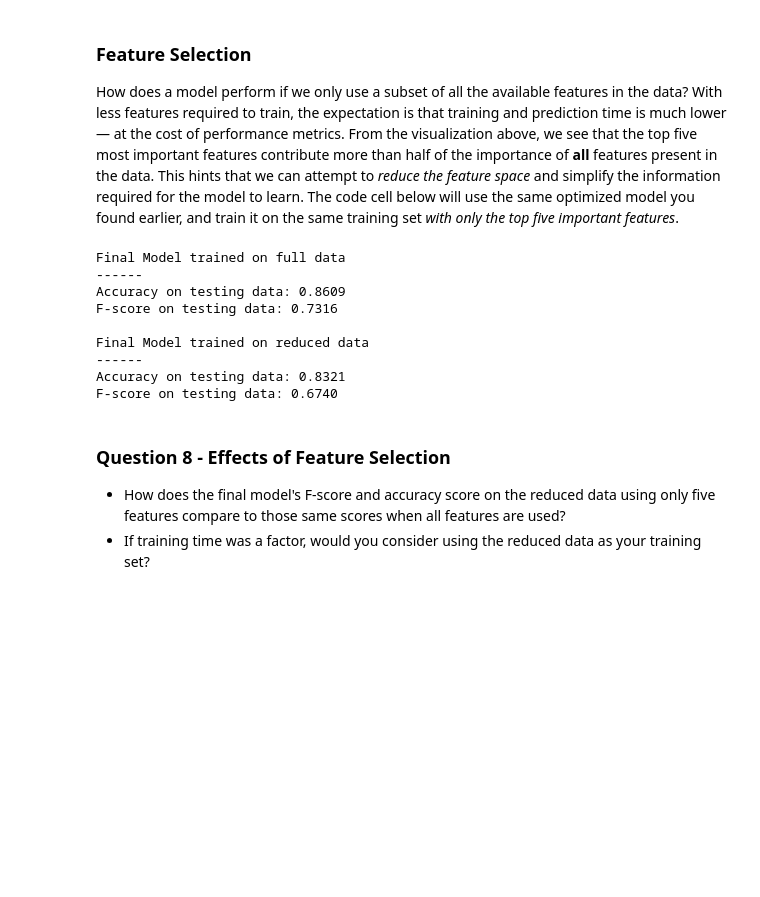
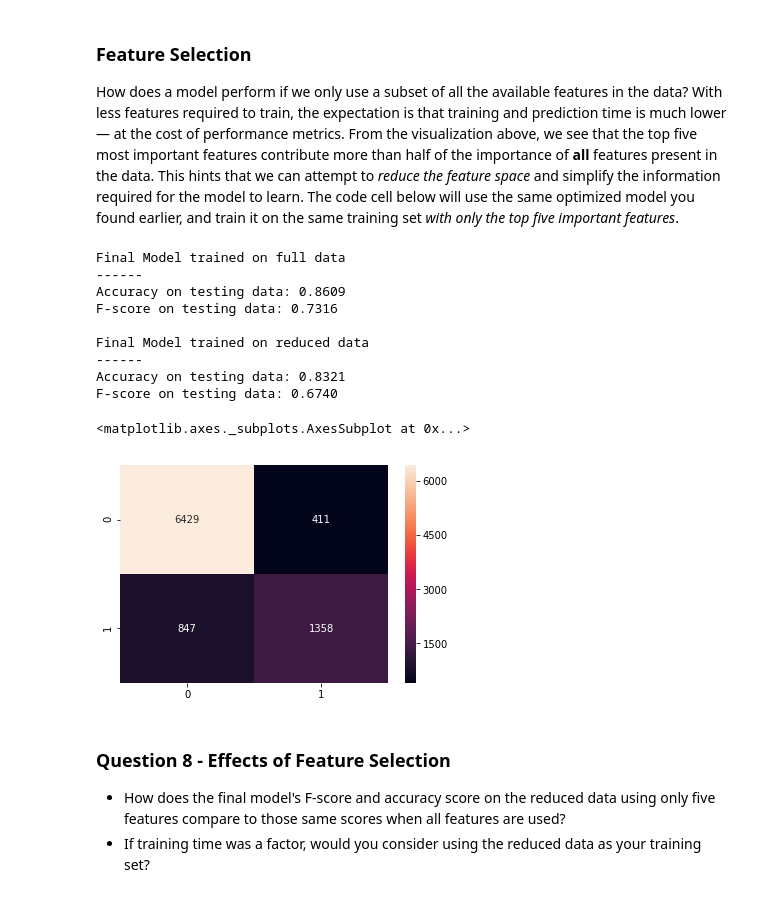
Before and after one commit to andrew-oneill/data-science-nano-degree, a Jupyter notebook: finding_donors/finding_donors.ipynb, the cells around one changed output. Drawn from its saved outputs; the diff is of its cells as text; code cells hidden in the pictures; blank space fills up the shorter version.

```diff
--- a/finding_donors/finding_donors.ipynb
+++ b/finding_donors/finding_donors.ipynb
@@ -637,33 +661,37 @@ How does a model perform if we only use a subset of all the available features i
 # Import functionality for cloning a model
 from sklearn.base import clone
 
 # Reduce the feature space
 X_train_reduced = X_train[X_train.columns.values[(np.argsort(importances)[::-1])[:5]]]
 X_test_reduced = X_test[X_test.columns.values[(np.argsort(importances)[::-1])[:5]]]
 
 # Train on the "best" model found from grid search earlier
 clf = (clone(best_clf)).fit(X_train_reduced, y_train)
 
 # Make new predictions
 reduced_predictions = clf.predict(X_test_reduced)
 
 # Report scores from the final model using both versions of data
 print("Final Model trained on full data\n------")
 print("Accuracy on testing data: {:.4f}".format(accuracy_score(y_test, best_predictions)))
 print("F-score on testing data: {:.4f}".format(fbeta_score(y_test, best_predictions, beta = 0.5)))
 print("\nFinal Model trained on reduced data\n------")
 print("Accuracy on testing data: {:.4f}".format(accuracy_score(y_test, reduced_predictions)))
 print("F-score on testing data: {:.4f}".format(fbeta_score(y_test, reduced_predictions, beta = 0.5)))
+
+sns.heatmap(confusion_matrix(y_test, best_predictions), annot = True, fmt = '')
 # %% [output]
 Final Model trained on full data
 ------
 Accuracy on testing data: 0.8609
 F-score on testing data: 0.7316
 
 Final Model trained on reduced data
 ------
 Accuracy on testing data: 0.8321
 F-score on testing data: 0.6740
+<matplotlib.axes._subplots.AxesSubplot at 0x...>
+[figure, added]
 # %% [markdown]
 ### Question 8 - Effects of Feature Selection
 
```
Also changed, not shown: parts of 8 cells of this notebook, 1 other file.
